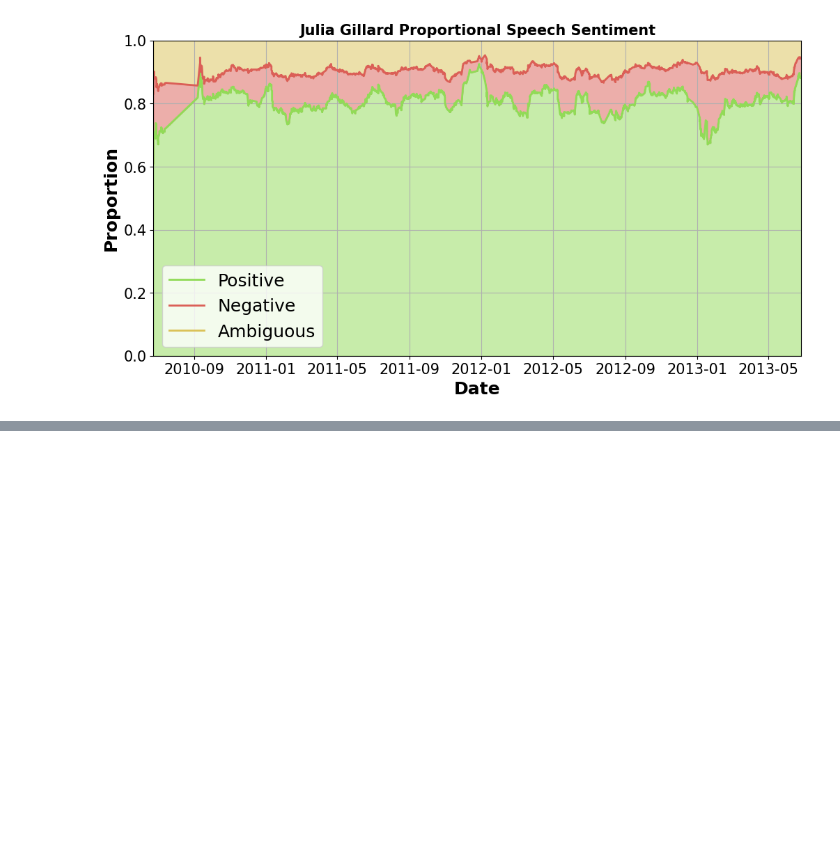
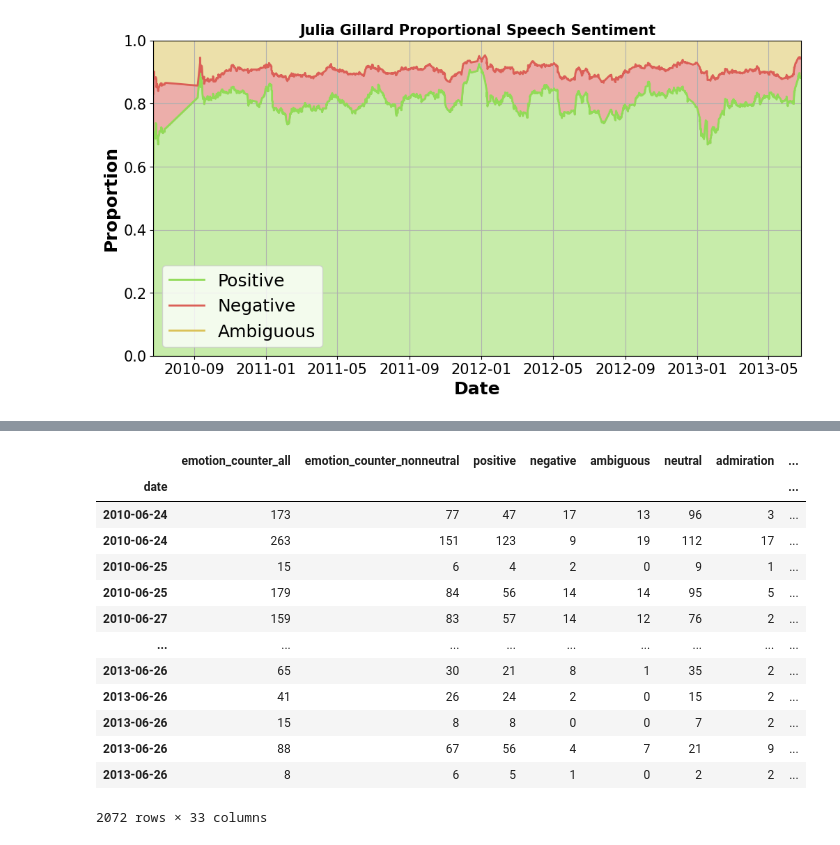
Before and after one commit to thaum-io/language-of-leadership, a Jupyter notebook: nb/VisEmotion2.ipynb, the cells around one changed output, grey strips where cells are left out. Cells and saved outputs as stored; diff of their text form; code cells hidden in the pictures; blank space fills up the shorter version.

```diff
--- a/nb/VisEmotion2.ipynb
+++ b/nb/VisEmotion2.ipynb
@@ -261,0 +287,17 @@ plot_coarse_emotion_proportions(df_coarse, window='30d', title='Julia Gillard Pr
+# %%
+df
+# %% [output]
+|  | emotion_counter_all | emotion_counter_nonneutral | positive | negative | ambiguous | neutral | admiration | ... |
+| date |  |  |  |  |  |  |  | ... |
+| 2010-06-24 | 173 | 77 | 47 | 17 | 13 | 96 | 3 | ... |
+| 2010-06-24 | 263 | 151 | 123 | 9 | 19 | 112 | 17 | ... |
+| 2010-06-25 | 15 | 6 | 4 | 2 | 0 | 9 | 1 | ... |
+| 2010-06-25 | 179 | 84 | 56 | 14 | 14 | 95 | 5 | ... |
+| 2010-06-27 | 159 | 83 | 57 | 14 | 12 | 76 | 2 | ... |
+| ... | ... | ... | ... | ... | ... | ... | ... | ... |
+| 2013-06-26 | 65 | 30 | 21 | 8 | 1 | 35 | 2 | ... |
+| 2013-06-26 | 41 | 26 | 24 | 2 | 0 | 15 | 2 | ... |
+| 2013-06-26 | 15 | 8 | 8 | 0 | 0 | 7 | 2 | ... |
+| 2013-06-26 | 88 | 67 | 56 | 4 | 7 | 21 | 9 | ... |
+| 2013-06-26 | 8 | 6 | 5 | 1 | 0 | 2 | 2 | ... |
+2072 rows × 33 columns
```
Also changed, not shown: parts of 12 cells of this notebook, 1 other file.
